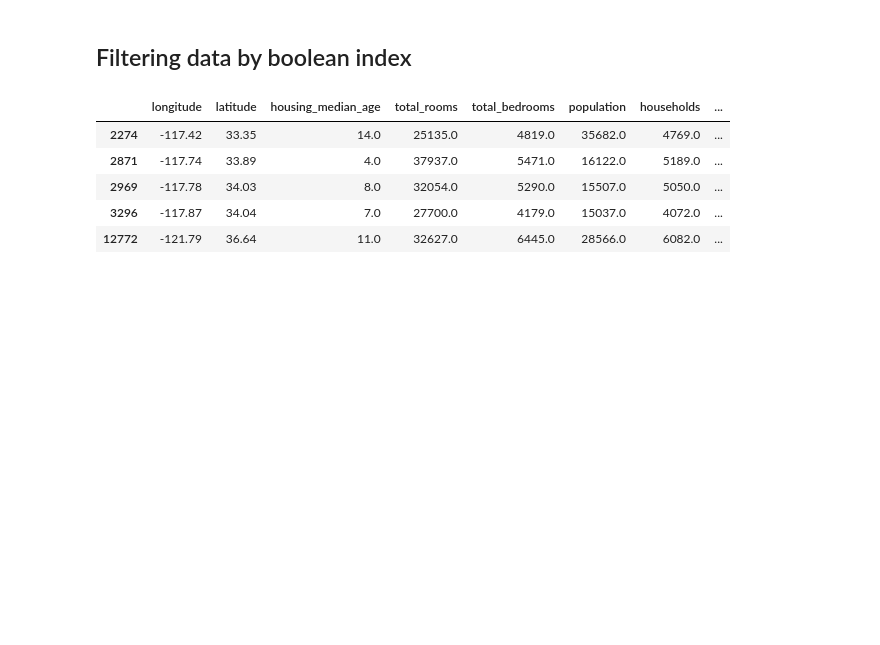
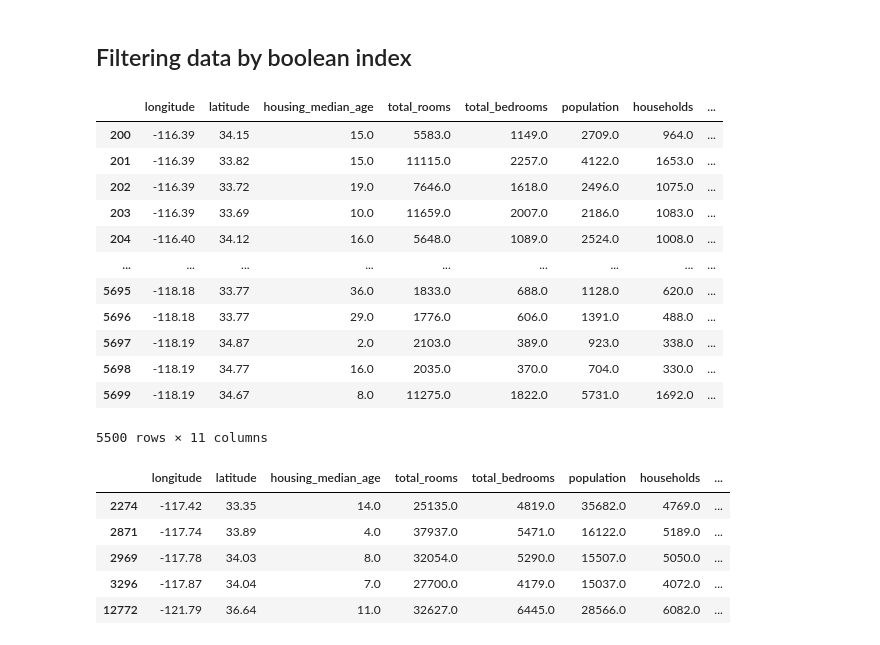
Before and after one commit to Lalo0105/ai-uis-student, a Jupyter notebook: 2. Notebooks/04_std_Notes_Pandas_Introduction.ipynb, the cells around one changed output. Saved outputs shown, nothing was run; the diff lists cells and outputs as text; code cells hidden in the pictures; blank space fills up the shorter version.

```diff
--- a/2. Notebooks/04_std_Notes_Pandas_Introduction.ipynb
+++ b/2. Notebooks/04_std_Notes_Pandas_Introduction.ipynb
@@ -323,3 +437,7 @@ Index(['longitude', 'latitude', 'housing_median_age', 'total_rooms',
 | 2 | 333.0 | 85700.0 |
 | 3 | 515.0 | 73400.0 |
 | 4 | 624.0 | 65500.0 |
+# %%
+city_names = pd.Series(['Bucaramanga', 'Bogotá', 'Málaga'])
+population_col = pd.Series([3201, 10157850,000])
+pd.DataFrame({"ciudades":city_names, "pop":population_col })
@@ -389,5 +543,21 @@ For example, when doing 'df[col].method(value, inplace=True)', try using 'df.met
 | 9 | -114.60 | 34.83 | 46.0 | 1497.0 | 309.0 | 787.0 | 271.0 | ... |
 # %% [markdown]
 ## Filtering data by boolean index
+# %%
+d[200:5700]
+# %% [output]
+|  | longitude | latitude | housing_median_age | total_rooms | total_bedrooms | population | households | ... |
+| 200 | -116.39 | 34.15 | 15.0 | 5583.0 | 1149.0 | 2709.0 | 964.0 | ... |
+| 201 | -116.39 | 33.82 | 15.0 | 11115.0 | 2257.0 | 4122.0 | 1653.0 | ... |
+| 202 | -116.39 | 33.72 | 19.0 | 7646.0 | 1618.0 | 2496.0 | 1075.0 | ... |
+| 203 | -116.39 | 33.69 | 10.0 | 11659.0 | 2007.0 | 2186.0 | 1083.0 | ... |
+| 204 | -116.40 | 34.12 | 16.0 | 5648.0 | 1089.0 | 2524.0 | 1008.0 | ... |
+| ... | ... | ... | ... | ... | ... | ... | ... | ... |
+| 5695 | -118.18 | 33.77 | 36.0 | 1833.0 | 688.0 | 1128.0 | 620.0 | ... |
+| 5696 | -118.18 | 33.77 | 29.0 | 1776.0 | 606.0 | 1391.0 | 488.0 | ... |
+| 5697 | -118.19 | 34.87 | 2.0 | 2103.0 | 389.0 | 923.0 | 338.0 | ... |
+| 5698 | -118.19 | 34.77 | 16.0 | 2035.0 | 370.0 | 704.0 | 330.0 | ... |
+| 5699 | -118.19 | 34.67 | 8.0 | 11275.0 | 1822.0 | 5731.0 | 1692.0 | ... |
+5500 rows × 11 columns
 # %%
 #@title **code** boolean index to filter
```
Also changed, not shown: parts of 40 cells of this notebook, 1 other file.
